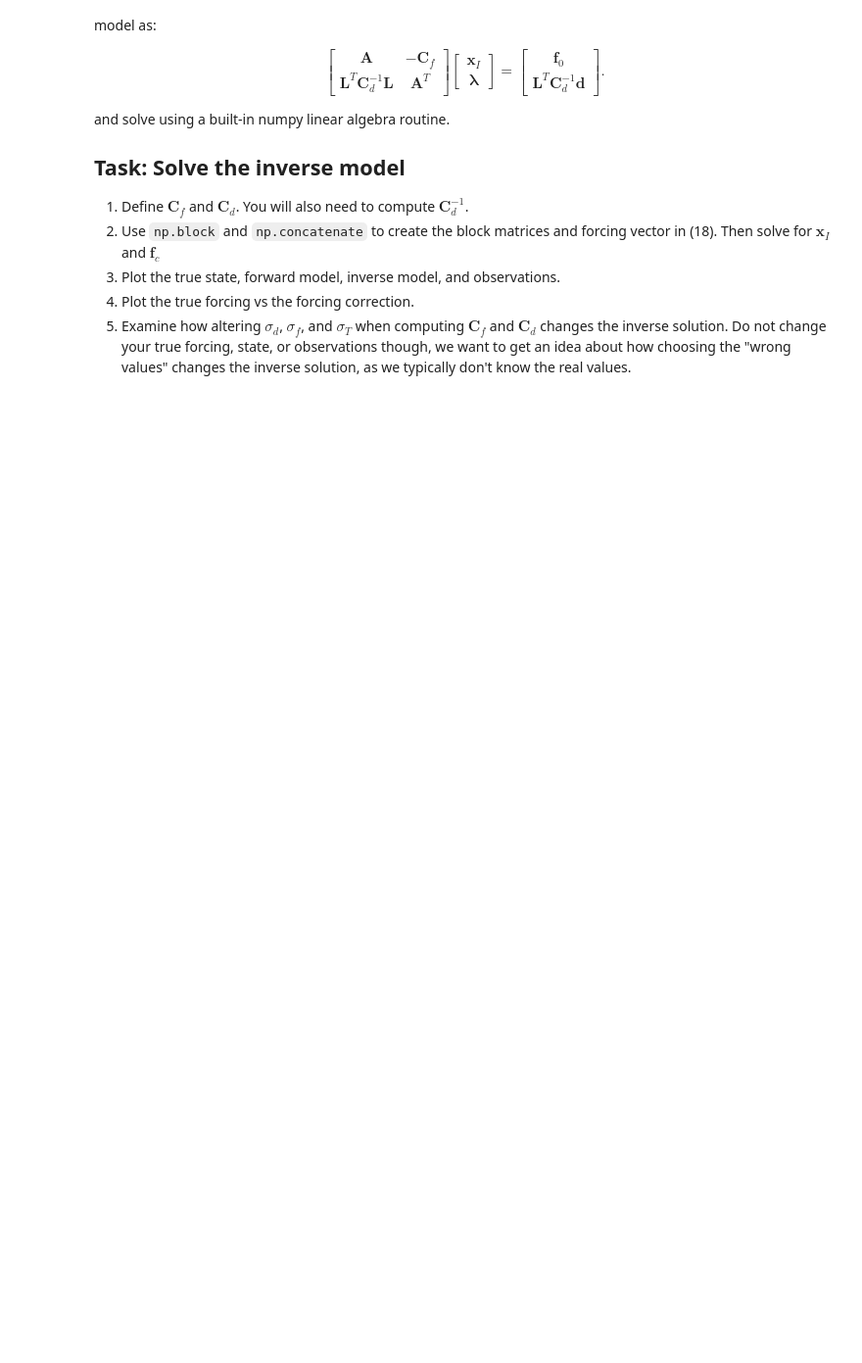
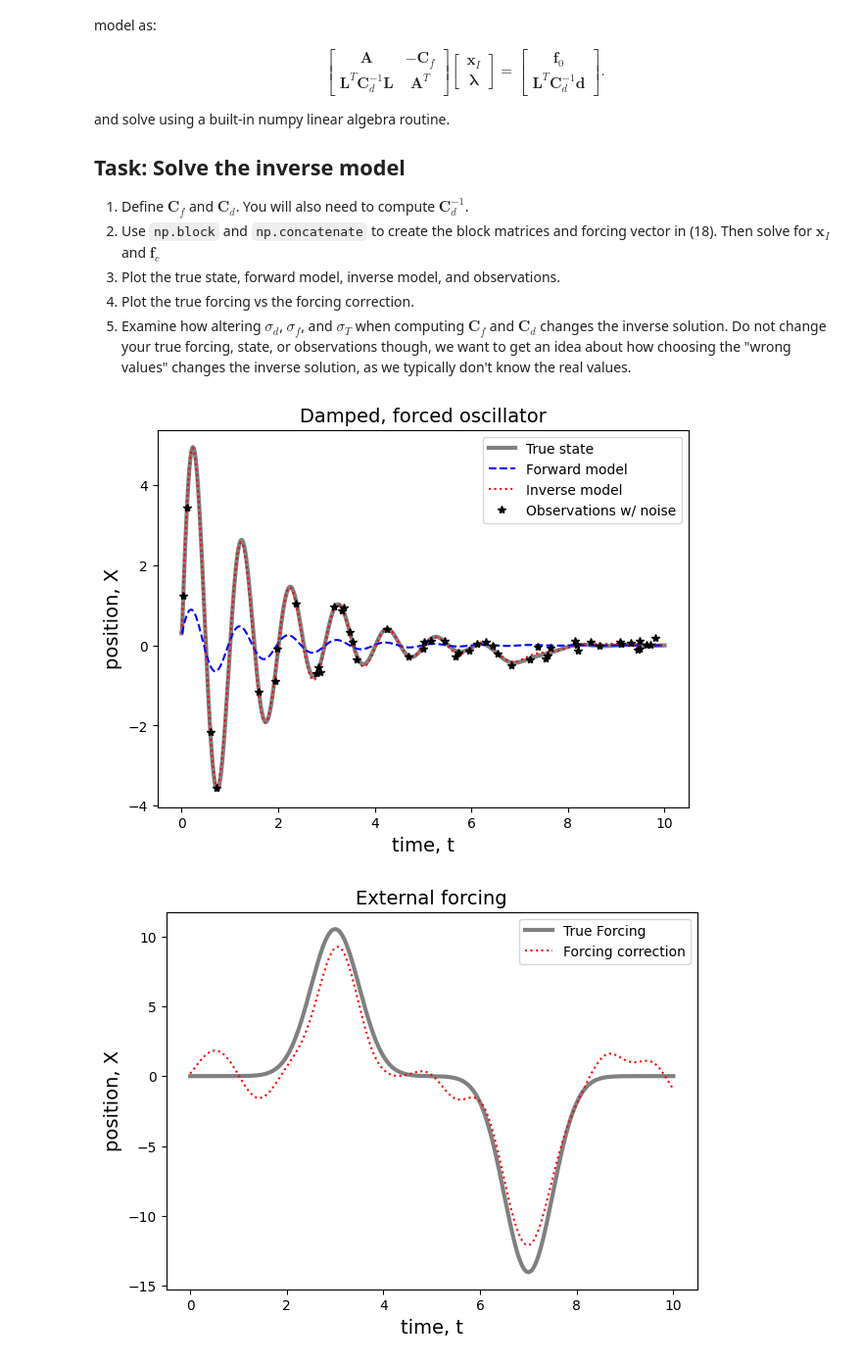
Before and after one commit to smkellyUMN/data-assimilation-lab-jebin001-Sreyan, a Jupyter notebook: data_assimilation.ipynb, the cells around one changed output. Shown at 98% size. Drawn from its saved outputs; the diff is of its cells as text; code cells hidden in the pictures; blank space fills up the shorter version.

```diff
--- a/data_assimilation.ipynb
+++ b/data_assimilation.ipynb
@@ -365,44 +400,75 @@ and solve using a built-in numpy linear algebra routine.
 import numpy as np
 import matplotlib.pyplot as plt
 
-# Define data covariance
-#Cd=???? # YOUR CODE HERE
+# Define data covariance (observation noise)
+Cd = (sigmaD ** 2) * np.eye(M)
+Cd_inv = np.linalg.inv(Cd)
 
-# Define forcing-error covariance
-#Cf=??? # YOUR CODE HERE
+# Define forcing-error covariance (Gaussian, smoothness controlled by sigmaT)
+def gaussian_covariance(N, dt, sigmaF, sigmaT):
+	t_grid = np.arange(N) * dt
+	C = np.zeros((N, N))
+	for i in range(N):
+		for j in range(N):
+			C[i, j] = sigmaF**2 * np.exp(-0.5 * ((t_grid[i] - t_grid[j]) / sigmaT) ** 2)
+	return C
 
-# Assemble and solve forward and adjoint problem all at once
-# YOUR CODE HERE
-#xI=??? # YOUR CODE HERE
+Cf = gaussian_covariance(N, dt, sigmaF, sigmaT)
+Cf_inv = np.linalg.inv(Cf)
+
+# Assemble the block matrix and right-hand side
+A = calc_A(t, omega0, gamma)
+zero_N = np.zeros((N, N))
+zero_MN = np.zeros((M, N))
+zero_NM = np.zeros((N, M))
+
+# Block matrix:
+# |  A      -Cf         |   [xI      ]   = [f0           ]
+# | L^T Cd^-1 L   A^T   |   [lambdaI ]     [L^T Cd^-1 d  ]
+top = np.hstack([A, -Cf])
+bottom = np.hstack([L.T @ Cd_inv @ L, A.T])
+K = np.vstack([top, bottom])
+
+rhs_top = f0
+rhs_bottom = L.T @ Cd_inv @ d
+rhs = np.concatenate([rhs_top, rhs_bottom])
+
+# Solve for [xI, lambdaI]
+sol = np.linalg.solve(K, rhs)
+xI = sol[:N]
+lambdaI = sol[N:]
 
 # Compute forcing correction
-# YOUR CODE HERE
+fC = Cf @ lambdaI
 
 # Plot
 fig = plt.figure(1,figsize=(7, 5), dpi=100)
 plt.clf()
 ax = fig.gca()
 plt.plot(t,xT,'-',color='gray',label='True state',linewidth=3)
 plt.plot(t,xF,'b--',label='Forward model')
 plt.plot(t,xI,'r:',label='Inverse model')
 plt.plot(to,d,'k*',label='Observations w/ noise',ms=6)
 plt.title(r'Damped, forced oscillator', fontsize=14)
 plt.xlabel('time, t', fontsize=14)
 plt.ylabel('position, X', fontsize=14)
 
 plt.legend(loc='upper right')
 
 plt.show()
 
 fig = plt.figure(2,figsize=(7, 5), dpi=100)
 plt.clf()
 ax = fig.gca()
 plt.plot(t,fT,'-',color='gray',label='True Forcing',linewidth=3)
 plt.plot(t,fC,'r:',label='Forcing correction')
 plt.title(r'External forcing', fontsize=14)
 plt.xlabel('time, t', fontsize=14)
 plt.ylabel('position, X', fontsize=14)
 
 plt.legend(loc='upper right')
 
 plt.show()
+# %% [output]
+[figure, added]
+[figure, added]
```
Also changed, not shown: parts of 2 cells of this notebook.
